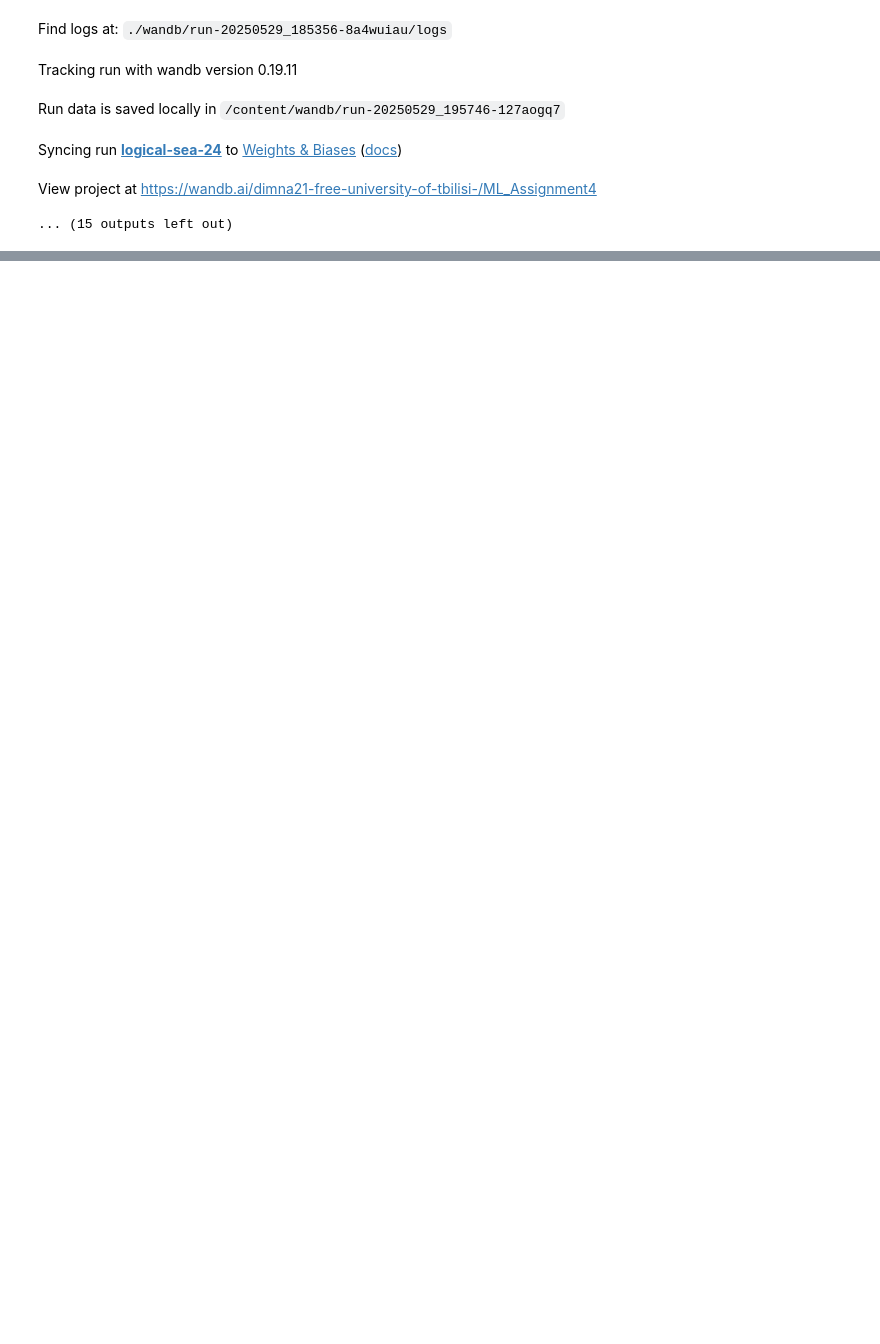
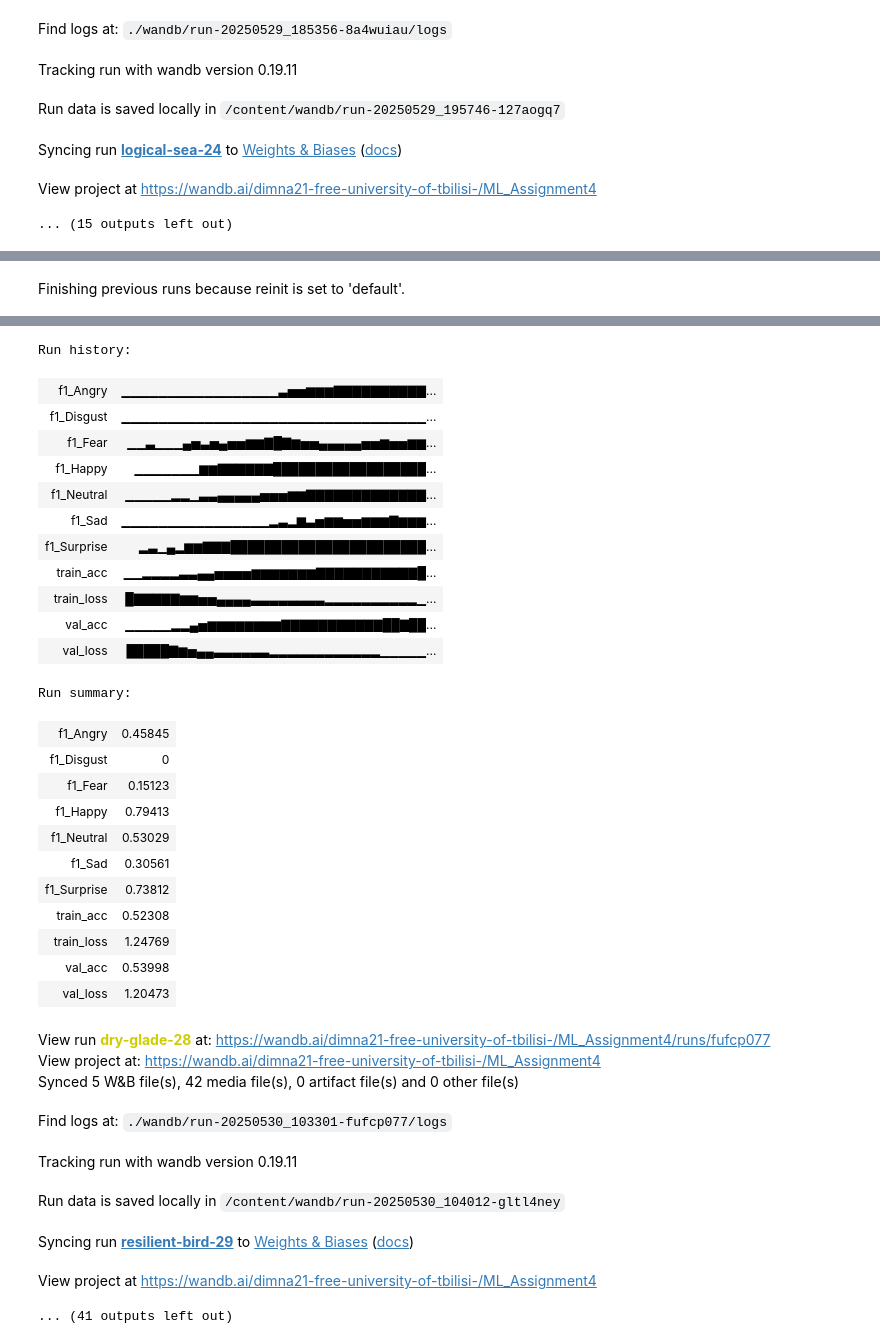
Before and after one commit to dimna21/ML_Assignment4, a Jupyter notebook: FER2013.ipynb, the cells around one changed output, grey strips where cells are left out. Cells and saved outputs as stored; diff of their text form; code cells hidden in the pictures; blank space fills up the shorter version.

```diff
--- a/FER2013.ipynb
+++ b/FER2013.ipynb
@@ -657,0 +695,17 @@ View project at https://wandb.ai/dimna21-free-university-of-tbilisi-/ML_Assignme
+# %%
+# DataLoaders
+max_count = df_train['emotion'].value_counts().max()
+balanced_train = targeted_oversampling(df_train, target_count=max_count)
+
+#train_ds = FERDataset(df_train)
+train_ds = FERDataset(balanced_train)
+val_ds = FERDataset(df_val)
+test_ds = FERDataset(df_test)
+
+batch_size = 256
+train_dl = DataLoader(train_ds, batch_size=batch_size, shuffle=True,  num_workers=2)
+val_dl = DataLoader(val_ds,   batch_size=batch_size, shuffle=False, num_workers=2)
+test_dl = DataLoader(test_ds,  batch_size=batch_size, shuffle=False, num_workers=2)
+
+# Class names
+class_names = ["Angry", "Disgust", "Fear", "Happy", "Sad", "Surprise", "Neutral"]
@@ -657,0 +725,20 @@ View project at https://wandb.ai/dimna21-free-university-of-tbilisi-/ML_Assignme
+# %%
+#improved_model = ImprovedModel().to(device)
+criterion = nn.CrossEntropyLoss()
+optimizer = torch.optim.Adam(improved_model.parameters(), lr=1e-3)
+trained = train_model(
+    improved_model,
+    train_dl,
+    val_dl,
+    criterion,
+    optimizer,
+    device,
+    epochs=40,
+    class_names=class_names
+)
+
+#Targeted oversampling run1: https://wandb.ai/dimna21-free-university-of-tbilisi-/ML_Assignment4/runs/fufcp077?nw=nwuserdimna21
+#run2 (continued): https://wandb.ai/dimna21-free-university-of-tbilisi-/ML_Assignment4/runs/gltl4ney
+# Tops out at 61%/58%
+# %% [output]
+Finishing previous runs because reinit is set to 'default'.
@@ -657,0 +746,33 @@ View project at https://wandb.ai/dimna21-free-university-of-tbilisi-/ML_Assignme
+Run history:
+| f1_Angry | ▁▁▁▁▁▁▁▁▁▁▁▁▁▁▁▁▁▃▅▅▆▆▆▇▇▇▇▇▇▇▇▇▇... |
+| f1_Disgust | ▁▁▁▁▁▁▁▁▁▁▁▁▁▁▁▁▁▁▁▁▁▁▁▁▁▁▁▁▁▁▁▁▁... |
+| f1_Fear | ▁▁▃▁▁▁▄▅▃▅▄▅▅▆▆▇█▇▆▅▅▄▄▄▄▄▅▅▆▅▅▆▆... |
+| f1_Happy | ▁▁▁▁▁▁▁▆▆▇▇▇▇▇▇██████████████████... |
+| f1_Neutral | ▁▁▁▁▁▂▂▁▃▃▄▄▄▄▄▅▅▅▆▆▇▇▇▇▇▇▇▇▇▇▇▇▇... |
+| f1_Sad | ▁▁▁▁▁▁▁▁▁▁▁▁▁▁▁▁▂▃▂▆▃▅▆▆▅▅▆▆▆▇▆▆▆... |
+| f1_Surprise | ▂▃▁▄▂▆▆▇▇▇███████████████████████... |
+| train_acc | ▁▁▂▂▂▂▃▃▄▄▅▅▅▅▆▆▆▆▆▆▆▇▇▇▇▇▇▇▇▇▇▇█... |
+| train_loss | █▇▇▇▇▇▆▆▅▅▄▄▄▄▃▃▃▃▃▃▃▃▂▂▂▂▂▂▂▂▂▂▁... |
+| val_acc | ▁▁▁▁▁▂▂▄▅▆▆▆▆▆▆▆▆▇▇▇▇▇▇▇▇▇▇▇██▇██... |
+| val_loss | █████▇▆▅▄▄▃▃▃▃▃▃▂▂▂▂▂▂▂▂▂▂▂▂▁▁▁▁▁... |
+Run summary:
+| f1_Angry | 0.45845 |
+| f1_Disgust | 0 |
+| f1_Fear | 0.15123 |
+| f1_Happy | 0.79413 |
+| f1_Neutral | 0.53029 |
+| f1_Sad | 0.30561 |
+| f1_Surprise | 0.73812 |
+| train_acc | 0.52308 |
+| train_loss | 1.24769 |
+| val_acc | 0.53998 |
+| val_loss | 1.20473 |
+View run dry-glade-28 at: https://wandb.ai/dimna21-free-university-of-tbilisi-/ML_Assignment4/runs/fufcp077
+View project at: https://wandb.ai/dimna21-free-university-of-tbilisi-/ML_Assignment4
+Synced 5 W&B file(s), 42 media file(s), 0 artifact file(s) and 0 other file(s)
+Find logs at: ./wandb/run-20250530_103301-fufcp077/logs
+Tracking run with wandb version 0.19.11
+Run data is saved locally in /content/wandb/run-20250530_104012-gltl4ney
+Syncing run resilient-bird-29 to Weights & Biases (docs)
+View project at https://wandb.ai/dimna21-free-university-of-tbilisi-/ML_Assignment4
+... (41 outputs left out)
```
Also changed, not shown: parts of 10 cells of this notebook.
